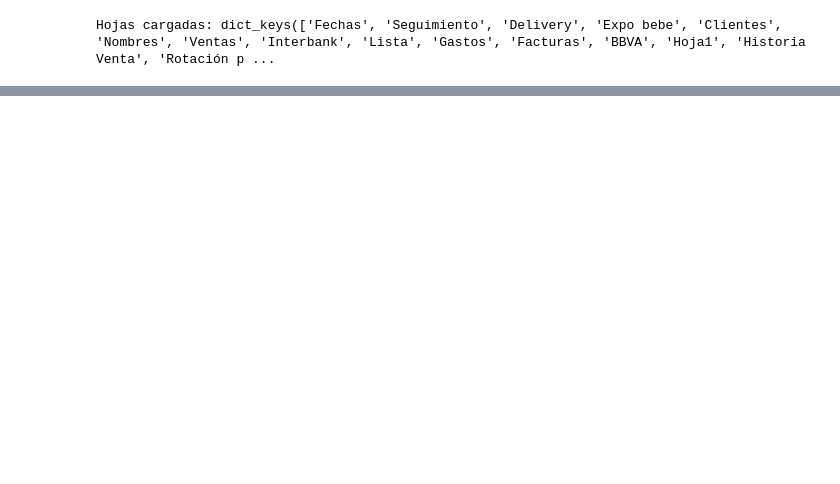
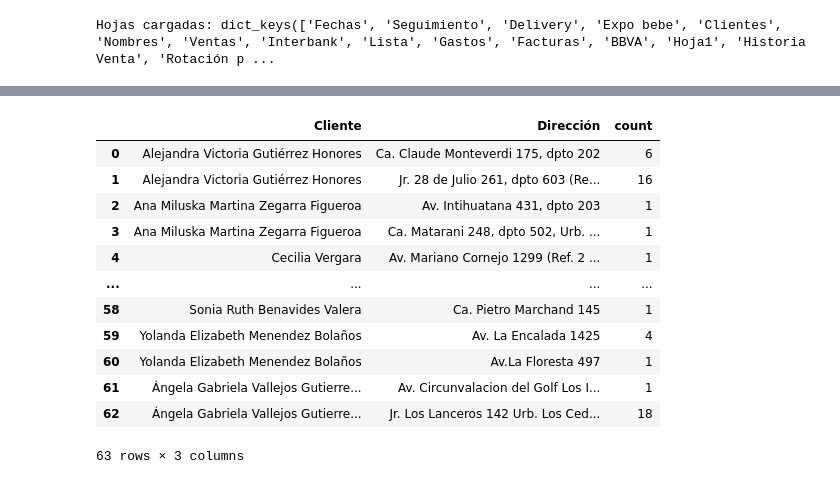
Before and after one commit to hzaquelli82/KZ_proyect, a Jupyter notebook: ETL_inicial.ipynb, the cells around one changed output, grey strips where cells are left out. Cells and saved outputs as stored; diff of their text form; code cells hidden in the pictures; blank space fills up the shorter version.

```diff
--- a/ETL_inicial.ipynb
+++ b/ETL_inicial.ipynb
@@ -97,0 +115,19 @@ memory usage: 80.3+ KB
+# %%
+# Contar cantidad de envios por cliente y por dirección
+
+df_delivery_most_frequent_address = df_delivery_filtrado.groupby(['Cliente', 'Dirección']).size().reset_index(name='count')
+df_delivery_most_frequent_address
+# %% [output]
+|  | Cliente | Dirección | count |
+| 0 | Alejandra Victoria Gutiérrez Honores | Ca. Claude Monteverdi 175, dpto 202 | 6 |
+| 1 | Alejandra Victoria Gutiérrez Honores | Jr. 28 de Julio 261, dpto 603 (Re... | 16 |
+| 2 | Ana Miluska Martina Zegarra Figueroa | Av. Intihuatana 431, dpto 203 | 1 |
+| 3 | Ana Miluska Martina Zegarra Figueroa | Ca. Matarani 248, dpto 502, Urb. ... | 1 |
+| 4 | Cecilia Vergara | Av. Mariano Cornejo 1299 (Ref. 2 ... | 1 |
+| ... | ... | ... | ... |
+| 58 | Sonia Ruth Benavides Valera | Ca. Pietro Marchand 145 | 1 |
+| 59 | Yolanda Elizabeth Menendez Bolaños | Av. La Encalada 1425 | 4 |
+| 60 | Yolanda Elizabeth Menendez Bolaños | Av.La Floresta 497 | 1 |
+| 61 | Ángela Gabriela Vallejos Gutierre... | Av. Circunvalacion del Golf Los I... | 1 |
+| 62 | Ángela Gabriela Vallejos Gutierre... | Jr. Los Lanceros 142 Urb. Los Ced... | 18 |
+63 rows × 3 columns
```
Also changed, not shown: parts of 14 cells of this notebook.
